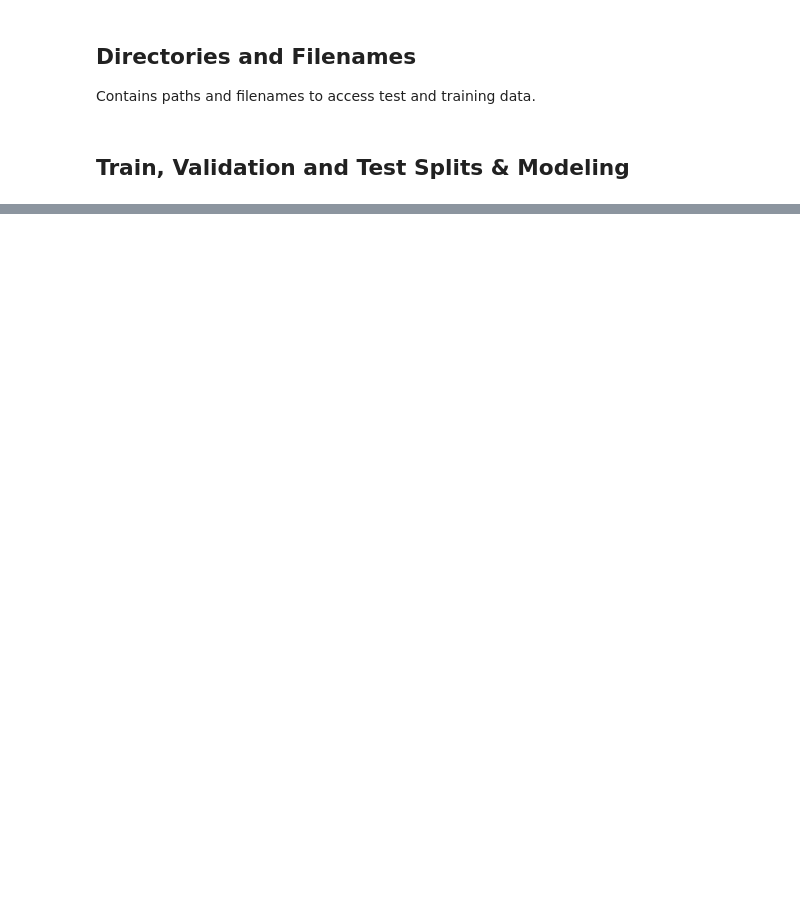
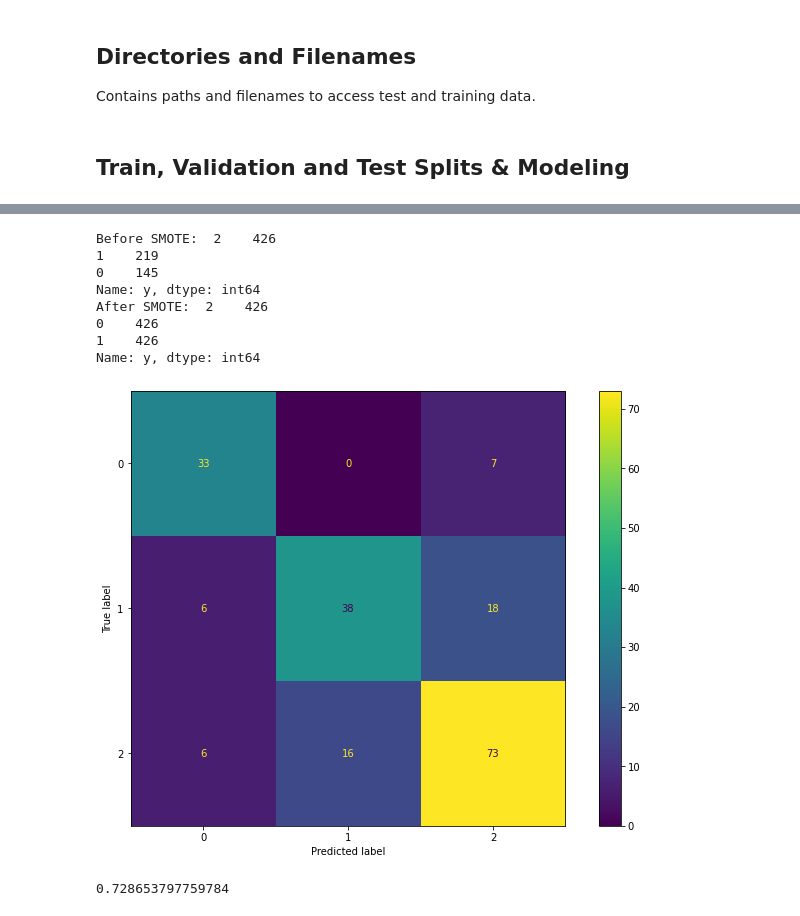
Before and after one commit to michael-fuest/tum-ai-multiclass-classification, a Jupyter notebook: src/modeling.ipynb, the cells around one changed output, grey strips where cells are left out. Cells and saved outputs as stored; diff of their text form; code cells hidden in the pictures; blank space fills up the shorter version.

```diff
--- a/src/modeling.ipynb
+++ b/src/modeling.ipynb
@@ -245,0 +356,17 @@ evaluate_performance_on_test_set(cb_model_all_us['All_cb'], df_test)
+# %%
+model = CatBoostClassifier(verbose=0)
+x_train, y_train = upsample_training_data_with_SMOTE(df_train.drop(['y'], axis=1), df_train['y'])
+# x_train,y_train = df_train.drop(['y'], axis=1), df_train['y']
+model.fit(x_train, y_train)
+evaluate_performance_on_test_set(model, df_test)
+# %% [output]
+Before SMOTE:  2    426
+1    219
+0    145
+Name: y, dtype: int64
+After SMOTE:  2    426
+0    426
+1    426
+Name: y, dtype: int64
+[figure, added]
+0.728653797759784
```
Also changed, not shown: parts of 12 cells of this notebook, 4 other files.
